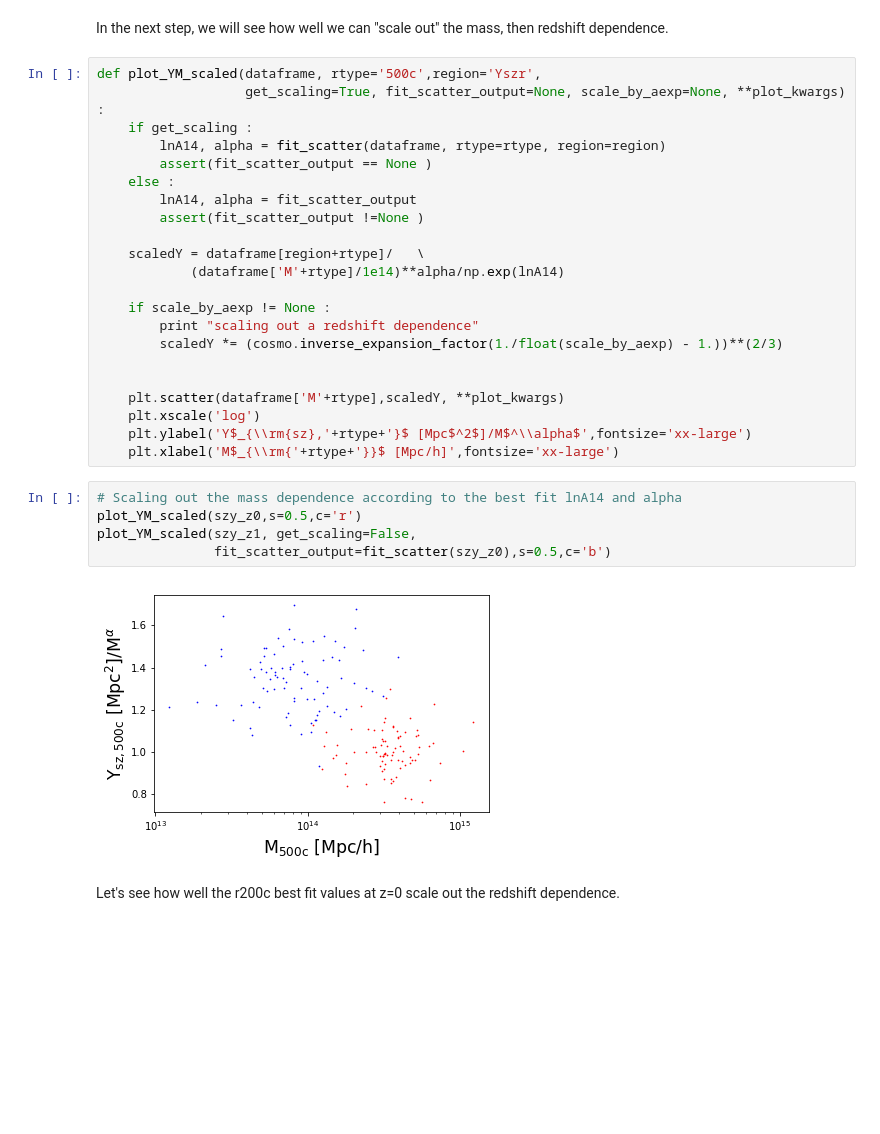
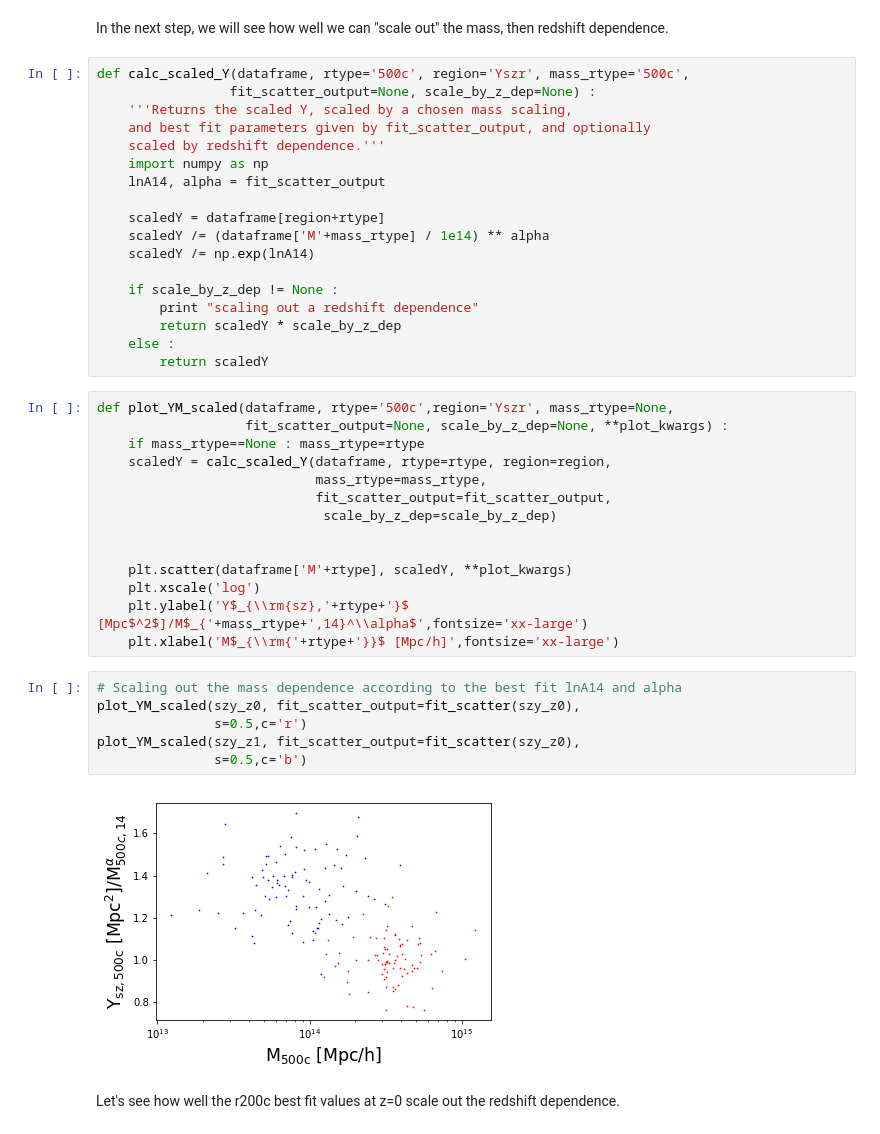
Before and after one commit to cavestruz/SZmaps, a Jupyter notebook: notebooks/SZscalingRelations.ipynb, the cells around one changed output. Drawn from its saved outputs; the diff is of its cells as text; blank space fills up the shorter version.

Commit message:
Refactored scaled Y calculation

```diff
--- a/notebooks/SZscalingRelations.ipynb
+++ b/notebooks/SZscalingRelations.ipynb
@@ -303,35 +304,46 @@ plot_Ym_scatter(szy_z0, rtype='200c',region='Yszcyl_x_r')
 [figure]
 # %% [markdown]
 In the next step, we will see how well we can "scale out" the mass, then redshift dependence.
+# %%
+def calc_scaled_Y(dataframe, rtype='500c', region='Yszr', mass_rtype='500c',
+                 fit_scatter_output=None, scale_by_z_dep=None) :
+    '''Returns the scaled Y, scaled by a chosen mass scaling,
+    and best fit parameters given by fit_scatter_output, and optionally
+    scaled by redshift dependence.'''
+    import numpy as np
+    lnA14, alpha = fit_scatter_output
+
+    scaledY = dataframe[region+rtype]
+    scaledY /= (dataframe['M'+mass_rtype] / 1e14) ** alpha
+    scaledY /= np.exp(lnA14)
+
+    if scale_by_z_dep != None :
+        print "scaling out a redshift dependence"
+        return scaledY * scale_by_z_dep
+    else :
+        return scaledY
 # %%
-def plot_YM_scaled(dataframe, rtype='500c',region='Yszr',
-                   get_scaling=True, fit_scatter_output=None, scale_by_aexp=None, **plot_kwargs) :
-    if get_scaling :
-        lnA14, alpha = fit_scatter(dataframe, rtype=rtype, region=region)
-        assert(fit_scatter_output == None )
-    else :
-        lnA14, alpha = fit_scatter_output
-        assert(fit_scatter_output !=None )
-
-    scaledY = dataframe[region+rtype]/   \
-            (dataframe['M'+rtype]/1e14)**alpha/np.exp(lnA14)
-
-    if scale_by_aexp != None :
-        print "scaling out a redshift dependence"
-        scaledY *= (cosmo.inverse_expansion_factor(1./float(scale_by_aexp) - 1.))**(2/3)
+def plot_YM_scaled(dataframe, rtype='500c',region='Yszr', mass_rtype=None,
+                   fit_scatter_output=None, scale_by_z_dep=None, **plot_kwargs) :
+    if mass_rtype==None : mass_rtype=rtype
+    scaledY = calc_scaled_Y(dataframe, rtype=rtype, region=region,
+                            mass_rtype=mass_rtype,
+                            fit_scatter_output=fit_scatter_output,
+                             scale_by_z_dep=scale_by_z_dep)
 
 
-    plt.scatter(dataframe['M'+rtype],scaledY, **plot_kwargs)
+    plt.scatter(dataframe['M'+rtype], scaledY, **plot_kwargs)
     plt.xscale('log')
-    plt.ylabel('Y$_{\\rm{sz},'+rtype+'}$ [Mpc$^2$]/M$^\\alpha$',fontsize='xx-large')
+    plt.ylabel('Y$_{\\rm{sz},'+rtype+'}$ [Mpc$^2$]/M$_{'+mass_rtype+',14}^\\alpha$',fontsize='xx-large')
     plt.xlabel('M$_{\\rm{'+rtype+'}}$ [Mpc/h]',fontsize='xx-large')
 # %%
 # Scaling out the mass dependence according to the best fit lnA14 and alpha
-plot_YM_scaled(szy_z0,s=0.5,c='r')
-plot_YM_scaled(szy_z1, get_scaling=False,
-               fit_scatter_output=fit_scatter(szy_z0),s=0.5,c='b')
+plot_YM_scaled(szy_z0, fit_scatter_output=fit_scatter(szy_z0),
+               s=0.5,c='r')
+plot_YM_scaled(szy_z1, fit_scatter_output=fit_scatter(szy_z0),
+               s=0.5,c='b')
 # %% [output]
-[figure, old version]
+[figure, new version]
 # %% [markdown]
 Let's see how well the r200c best fit values at z=0 scale out the redshift dependence.
 # %%
```
Also changed, not shown: parts of 14 cells of this notebook.
